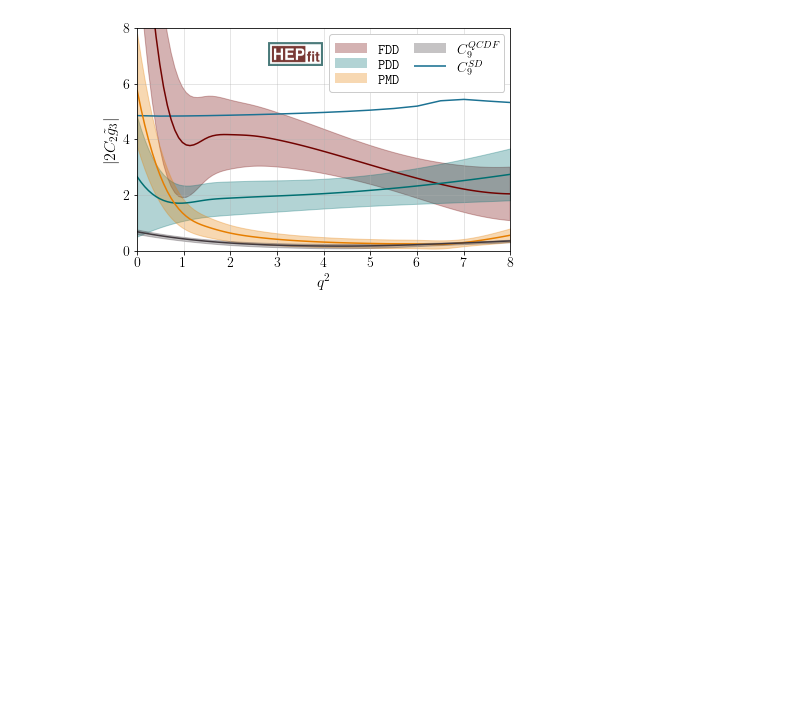
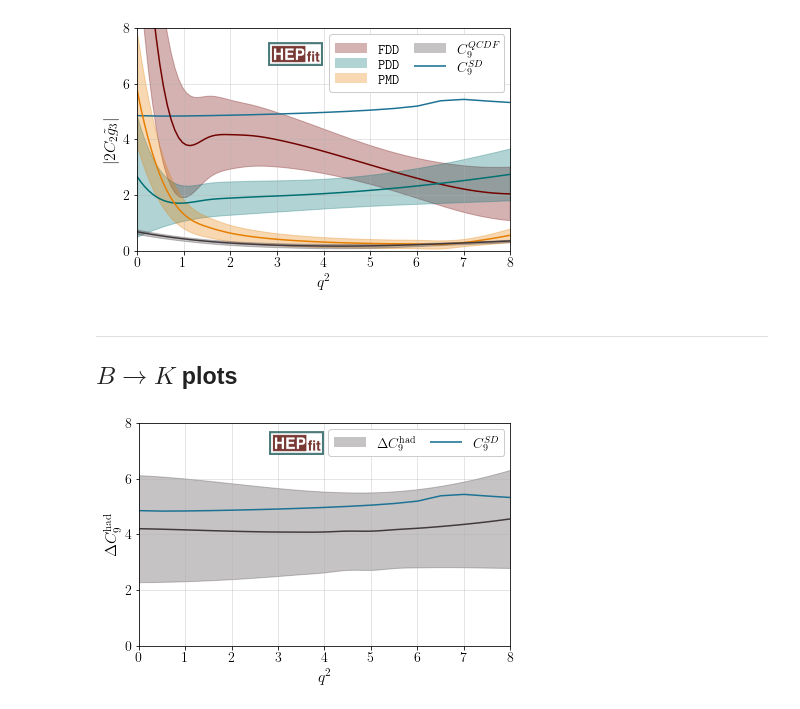
Before and after one commit to talismanbrandi/Plotting, a Jupyter notebook: notebooks/bsll_2021/bsll-2021.ipynb, the cells around one changed output. Saved outputs shown, nothing was run; the diff lists cells and outputs as text; code cells hidden in the pictures; blank space fills up the shorter version.

```diff
--- a/notebooks/bsll_2021/bsll-2021.ipynb
+++ b/notebooks/bsll_2021/bsll-2021.ipynb
@@ -26,6 +26,7 @@ if dump:
     FDD_path = '../../../bsll-2021/Normal-Runs/Global-SM-1/SM/FDD/SM/gtilde.txt'
     PDD_path = '../../../bsll-2021/Normal-Runs/Global-SM-1/SM/PDD/SM/gtilde.txt'
     PMD_path = '../../../bsll-2021/Normal-Runs/Global-SM-1/SM/PMD/SM/gtilde.txt'
+    FDD_BK_path = '../../../bsll-2021/Normal-Runs/Global-SM-1/SM/FDD/SM/DC9_BK.txt'
 
     C9 = [4.851167613, 4.833210117, 4.837980395, 4.849896316, 4.865860999, 4.885166647, 4.90780998,4.934192529, 4.965121081,
           5.001994359, 5.04730717, 5.106069325, 5.19124535, 5.382206997, 5.431870677, 5.372699572, 5.319896073]
@@ -65,12 +66,23 @@ if dump:
     df_QCDF['lower'] = df_QCDF['mean'] - df_QCDF['sd']
     df_QCDF['q2'] = x
 
+    # B to K
+    df_BK_FDD = pd.read_csv(FDD_BK_path, header=None)
+    df_BK_FDD.columns = ['mean', 'sd']
+    # Adjust QCDF here since it is later multiplied by 2*C2
+    df_BK_FDD['mean'] = df_BK_FDD['mean']/2/C2
+    df_BK_FDD['sd'] = df_BK_FDD['sd']/2/C2
+    df_BK_FDD['upper'] = df_BK_FDD['mean'] + df_BK_FDD['sd']
+    df_BK_FDD['lower'] = df_BK_FDD['mean'] - df_BK_FDD['sd']
+    df_BK_FDD['q2'] = np.linspace(1, 8.01, 15)
+
     data = {}
     data['FDD'] = gtilde_FDD
     data['PDD'] = gtilde_PDD
     data['PMD'] = gtilde_PMD
     data['QCDF'] = df_QCDF
     data['C9'] = df_C9
+    data['BtoK_FDD'] = df_BK_FDD
 
     with open('../../data/bsll_2021/gtilde_SM.data', 'wb') as f:
         pickle.dump(data, f)
@@ -180,3 +202,43 @@ plt_2 = makegTilde(2, '../../plots/bsll_2021/gtilde_2.pdf')
 plt_3 = makegTilde(3, '../../plots/bsll_2021/gtilde_3.pdf')
 # %% [output]
 [figure]
+# %% [markdown]
+_______________
+## $B\rightarrow K$ plots
+# %%
+# set figure size
+plt.figure(figsize=(6,4))
+
+# plot C9 SD
+plt.plot(np.linspace(0, 8.01, 17), data['C9'].iloc[0:], color='#1c7293')
+
+# plot hadronic DC9
+splineplot('BtoK_FDD', '#41393e', 0, -1)
+plt.grid(':', alpha=0.3)
+
+# settings for the plot
+plt.xlim(0,8)
+plt.ylim(0,8)
+plt.grid(':', alpha=0.4)
+plt.xlabel(r'$q^2$', fontsize=16)
+plt.ylabel(r'$\Delta C_9^{\rm had}$', fontsize=16)
+ax = plt.gca()
+ax.tick_params(axis='both', which='major', labelsize=14)
+
+# add the logo
+placeLogo(2.215, 2.8)
+
+# add the legend
+size = 14
+line0 = Line2D([0], [0], color='#41393e', linewidth=10, linestyle='-', solid_capstyle='butt', alpha=0.3)
+line1 = Line2D([0], [0], color='#1c7293', linewidth=2, linestyle='-', solid_capstyle='butt', alpha=0.8)
+labels = [r'$\Delta C_9^{\rm had}$', r'$C_9^{SD}$',]
+leg = plt.figlegend(handles=[line0, line1], labels=labels, handlelength=2.3, labelspacing=0.15, bbox_to_anchor=[0.97, 0.95],
+                loc='upper right', prop={'size': size}, ncol=2, fancybox=True, framealpha=1, columnspacing=1)
+
+# output
+plt.tight_layout()
+plt.savefig('../../plots/bsll_2021/BtoK_FDD.pdf', dpi=300)
+plt.show()
+# %% [output]
+[figure, added]
```
Also changed, not shown: parts of 4 cells of this notebook, 5 other files.
